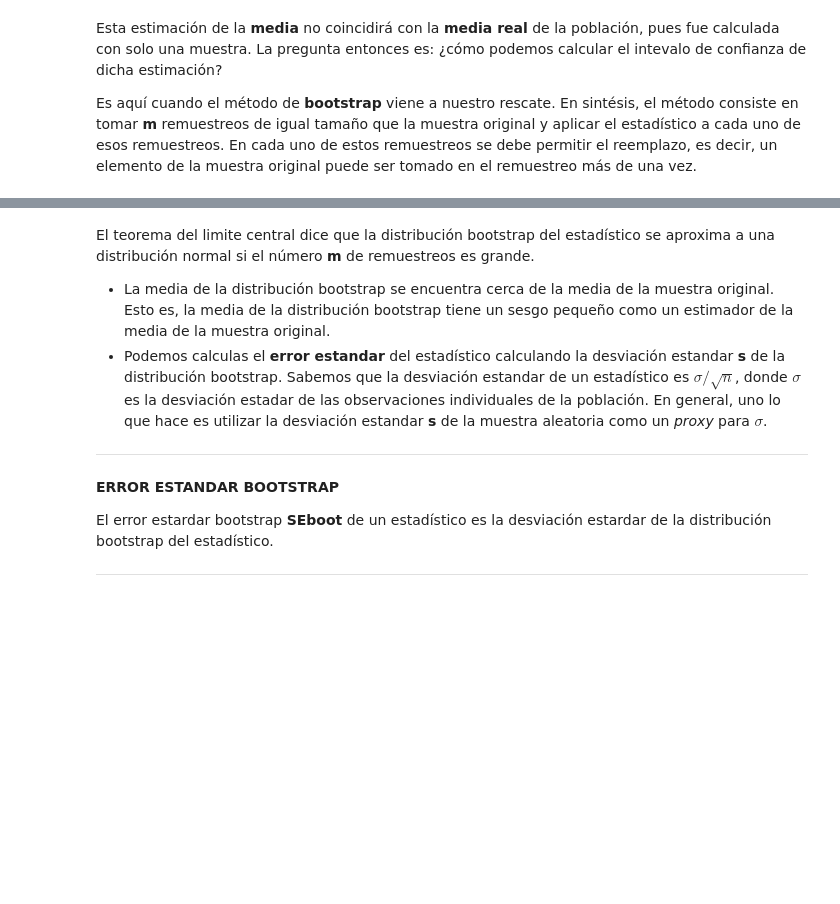
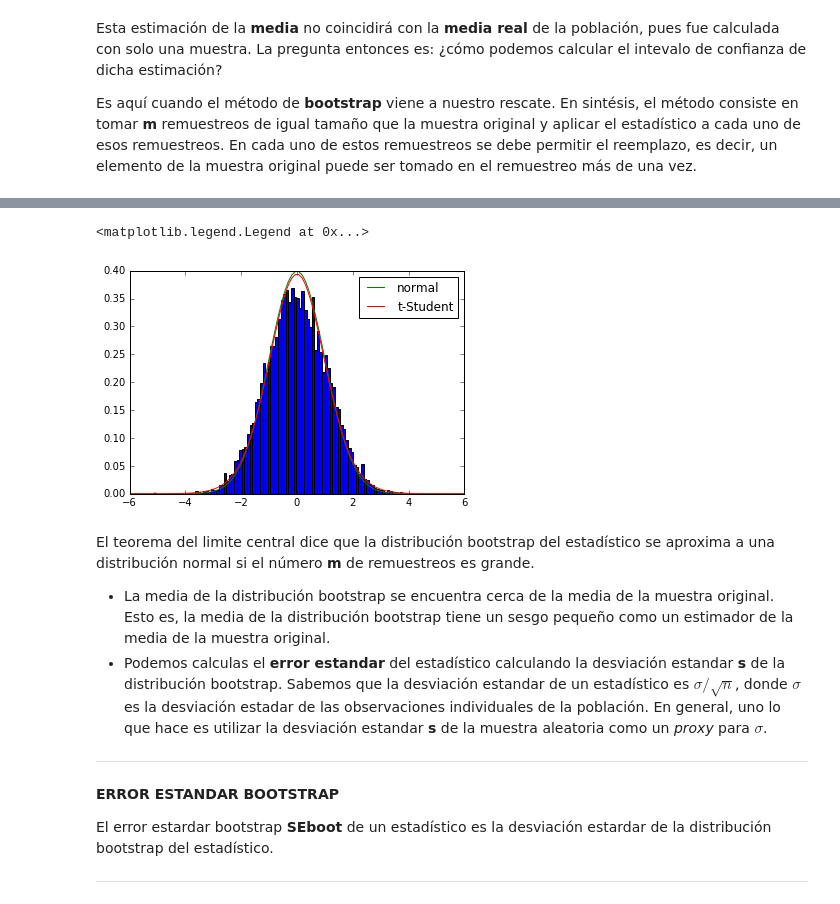
Before and after one commit to masgro/Astrostatistics, a Jupyter notebook: practicos/Bootstrap.ipynb, the cells around one changed output, grey strips where cells are left out. Cells and saved outputs as stored; diff of their text form; code cells hidden in the pictures; blank space fills up the shorter version.

```diff
--- a/practicos/Bootstrap.ipynb
+++ b/practicos/Bootstrap.ipynb
@@ -47,3 +43,19 @@ plt.plot(x,y)
+# %%
+z = (muestra.mean() - boot)/(sigma/np.sqrt(n))
+
+plt.hist(z,normed=True,bins=int(np.sqrt(m)))
+
+x = np.linspace(-6.0,6.0,100)
+y = st.norm.pdf(x,loc=0.0,scale=1.0)
+plt.plot(x,y,label="normal")
+
+y = st.t.pdf(x,loc=0.0,df=n-1)
+plt.plot(x,y,label="t-Student")
+
+plt.legend()
+# %% [output]
+<matplotlib.legend.Legend at 0x...>
+[figure, added]
 # %% [markdown]
 El teorema del limite central dice que la distribución bootstrap del estadístico se aproxima a una distribución normal si el número **m** de remuestreos es grande.
 * La media de la distribución bootstrap se encuentra cerca de la media de la muestra original. Esto es, la media de la distribución bootstrap tiene un sesgo pequeño como un estimador de la media de la muestra original.
```
Also changed, not shown: parts of 8 cells of this notebook, 2 other files.
